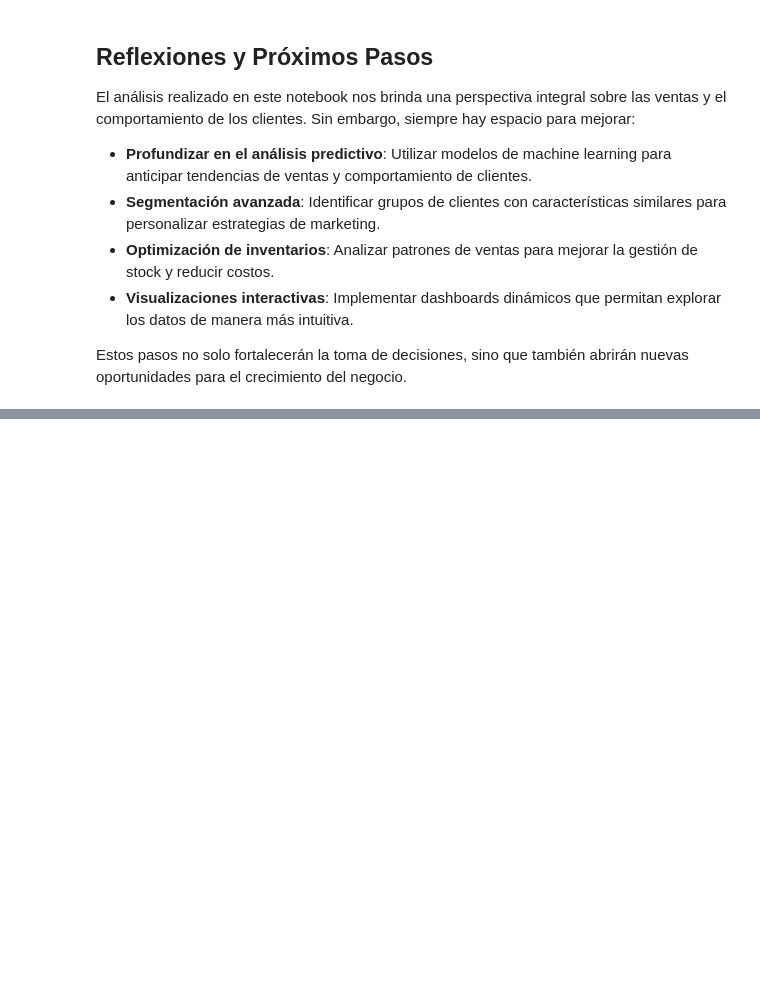
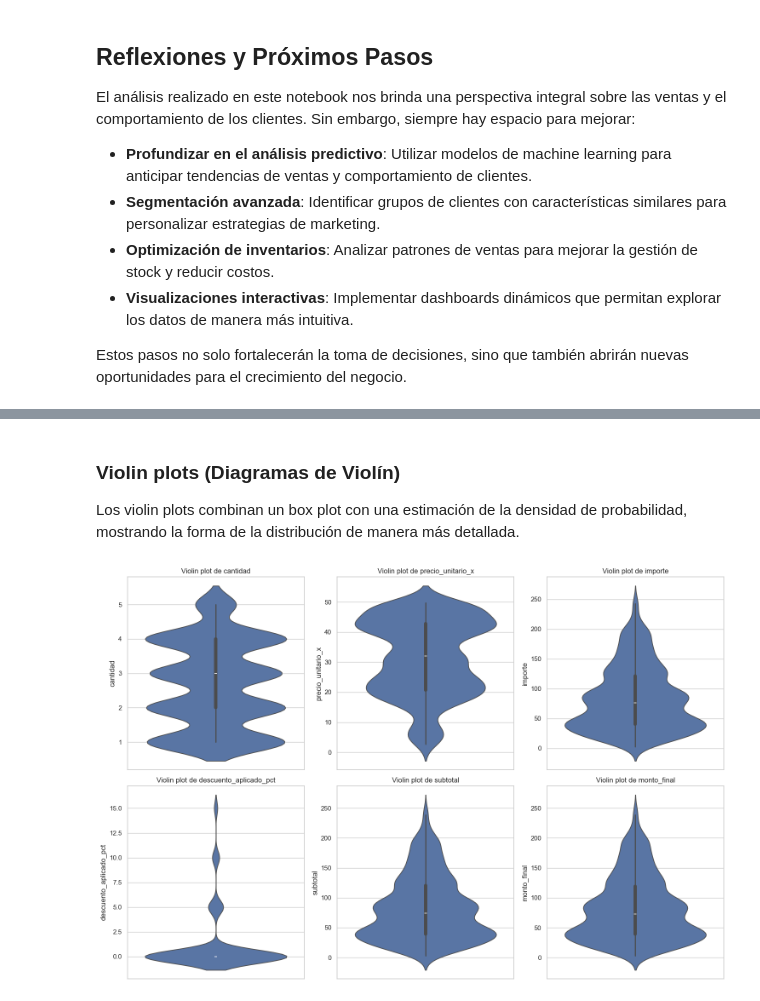
Before and after one commit to LenninTemoche/Proyecto-Aurelion-IBM-Guayerd, a Jupyter notebook: SPRING_2/Proyecto_Aurelion_S2.ipynb, the cells around one changed output, grey strips where cells are left out. Cells and saved outputs as stored; diff of their text form; code cells hidden in the pictures; blank space fills up the shorter version.

```diff
--- a/SPRING_2/Proyecto_Aurelion_S2.ipynb
+++ b/SPRING_2/Proyecto_Aurelion_S2.ipynb
@@ -319,0 +550,15 @@ Estos pasos no solo fortalecerán la toma de decisiones, sino que también abrir
+# %% [markdown]
+### Violin plots (Diagramas de Violín)
+
+Los violin plots combinan un box plot con una estimación de la densidad de probabilidad, mostrando la forma de la distribución de manera más detallada.
+# %%
+# Crear violin plots para cada columna numérica seleccionada
+plt.figure(figsize=(15, 10))
+for i, col in enumerate(numerical_cols_viz):
+    plt.subplot(2, 3, i + 1)
+    sns.violinplot(y=df_master[col])
+    plt.title(f'Violin plot de {col}')
+plt.tight_layout()
+plt.show()
+# %% [output]
+[figure, added]
```
Also changed, not shown: parts of 43 cells of this notebook.
